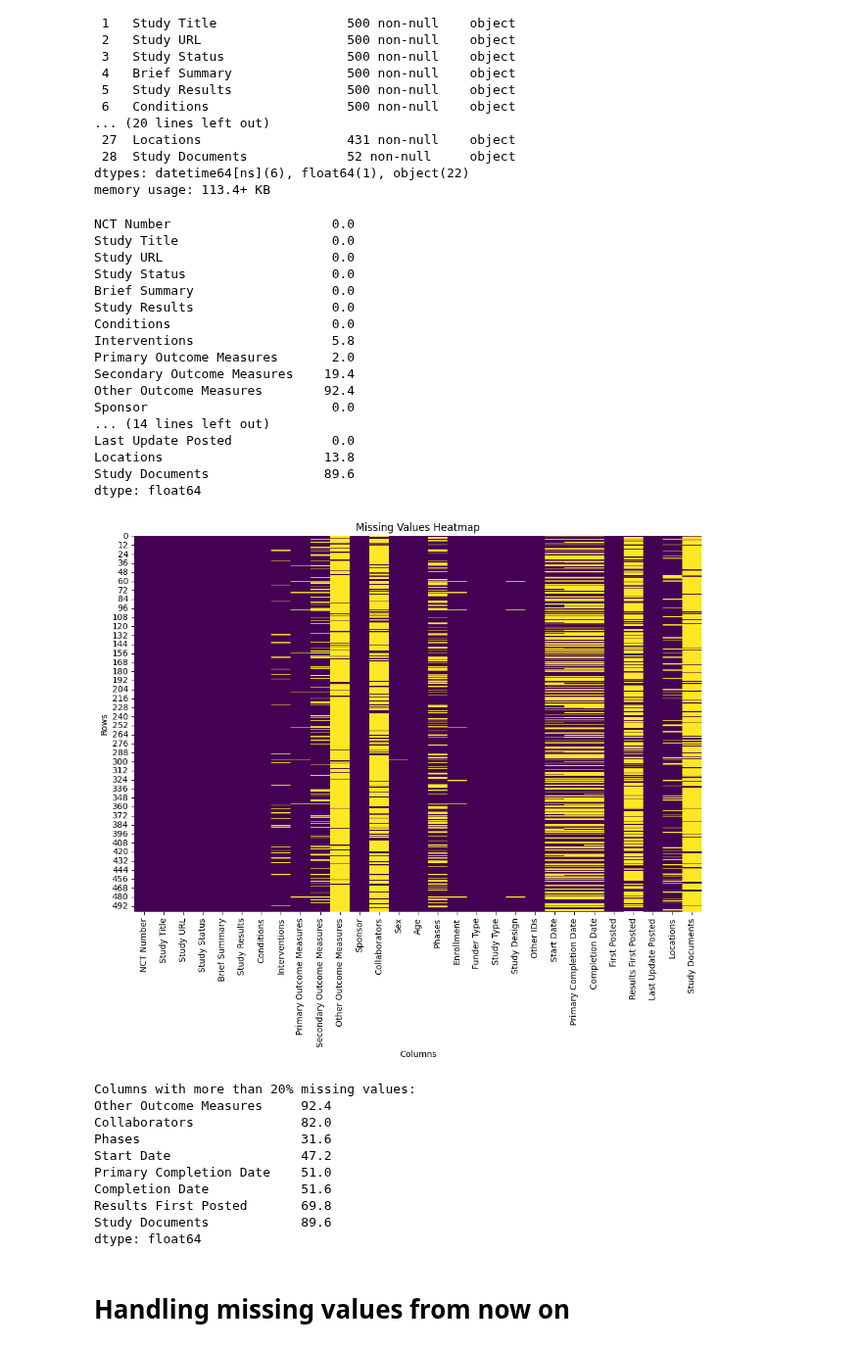
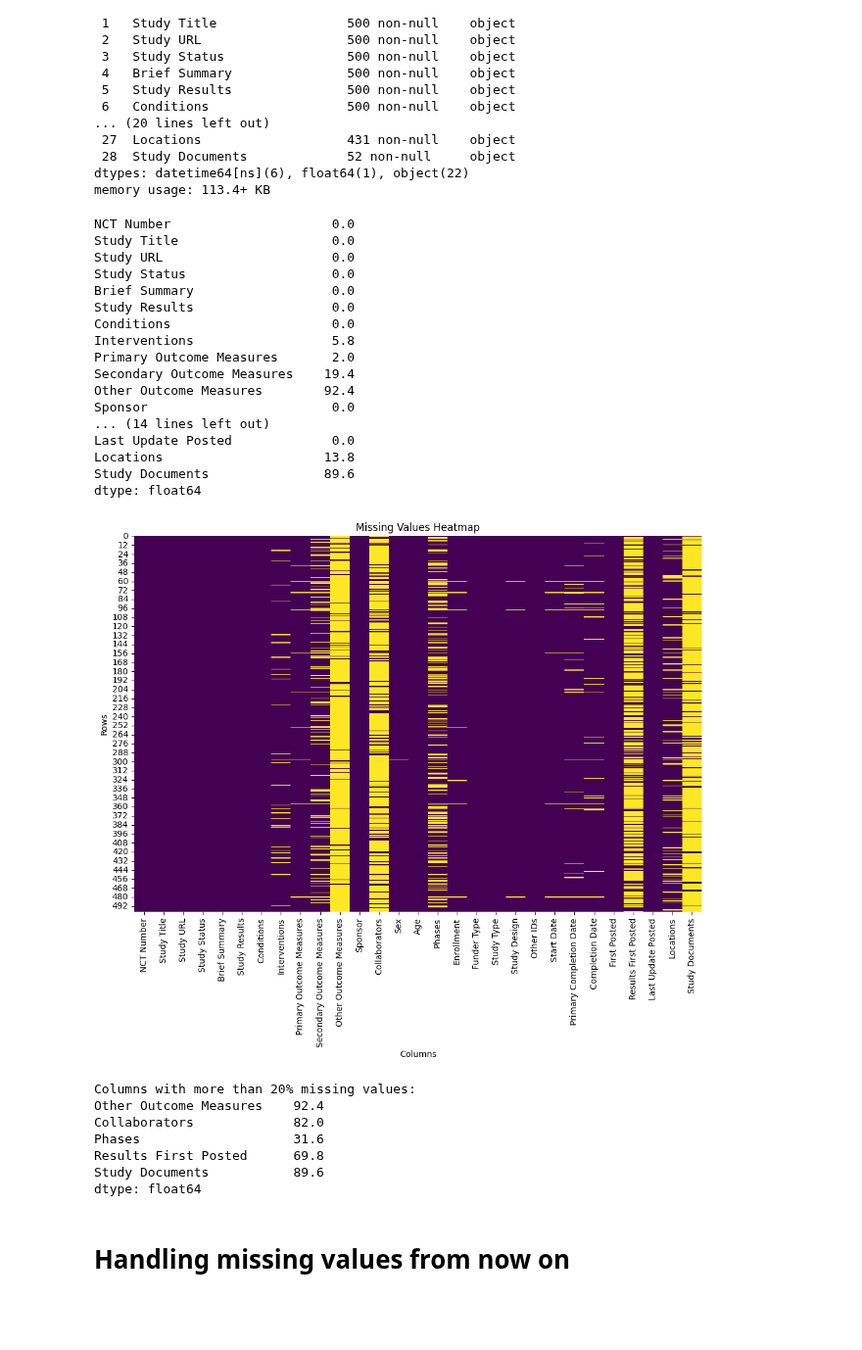
Before and after one commit to pra2107tham/NEST, a Jupyter notebook: v1_ps1.ipynb, the cells around one changed output. Shown at 98% size. Saved outputs shown, nothing was run; the diff lists cells and outputs as text; code cells hidden in the pictures; blank space fills up the shorter version.

Commit message:
Dates formatting in dataset code done

```diff
--- a/v1_ps1.ipynb
+++ b/v1_ps1.ipynb
@@ -132,6 +132,17 @@ usecase1_test_v2.head(1)
 # Fixing the datatype of date columns
 # %%
 from datetime import datetime
+
+# Function to restructure date format
+def restructure_date(date_str):
+    if pd.isna(date_str):
+        return date_str
+    parts = date_str.split('-')
+    if len(parts) == 1:
+        return f"{parts[0]}-01-01"
+    elif len(parts) == 2:
+        return f"{parts[0]}-{parts[1]}-01"
+    return date_str
 
 date_columns = [
     'Start Date',
@@ -141,6 +152,7 @@ date_columns = [
     'Results First Posted',
     'Last Update Posted'
 ]
-usecase1_test_v2[date_columns] = usecase1_test_v2[date_columns].apply(
-    pd.to_datetime, format='%Y-%m-%d', errors='coerce'
-)
+
+for column in date_columns:
+    usecase1_test_v2[column] = usecase1_test_v2[column].apply(restructure_date)
+    usecase1_test_v2[column] = pd.to_datetime(usecase1_test_v2[column], format='%Y-%m-%d', errors='coerce')
@@ -196,12 +215,12 @@ import os
 import matplotlib.pyplot as plt
 
 # Calculate the percentage of missing values in each column
-missing_percentage = usecase1_test.isnull().mean() * 100
+missing_percentage = usecase1_test_v2.isnull().mean() * 100
 print(missing_percentage)
 
 # Create a heatmap to visualize the patterns of missing values
 plt.figure(figsize=(12, 8))
-sns.heatmap(usecase1_test.isnull(), cbar=False, cmap='viridis')
+sns.heatmap(usecase1_test_v2.isnull(), cbar=False, cmap='viridis')
 plt.title('Missing Values Heatmap')
 plt.xlabel('Columns')
 plt.ylabel('Rows')
@@ -209,43 +228,40 @@ plt.ylabel('Rows')
 # Create directory if it doesn't exist
 if not os.path.exists('data cleaning images'):
     os.makedirs('data cleaning images')
 
 # Save the heatmap
 plt.savefig('data cleaning images/missing_values_heatmap.png')
 plt.show()
 
 # Identify columns with high missingness rates
 high_missingness = missing_percentage[missing_percentage > 20]
 print("Columns with more than 20% missing values:")
 print(high_missingness)
 # %% [output]
 NCT Number                     0.0
 Study Title                    0.0
 Study URL                      0.0
 Study Status                   0.0
 Brief Summary                  0.0
 Study Results                  0.0
 Conditions                     0.0
 Interventions                  5.8
 Primary Outcome Measures       2.0
 Secondary Outcome Measures    19.4
 Other Outcome Measures        92.4
 Sponsor                        0.0
 ... (14 lines left out)
 Last Update Posted             0.0
 Locations                     13.8
 Study Documents               89.6
 dtype: float64
-[figure, old version]
+[figure, new version]
 Columns with more than 20% missing values:
-Other Outcome Measures     92.4
-Collaborators              82.0
-Phases                     31.6
-Start Date                 47.2
-Primary Completion Date    51.0
-Completion Date            51.6
-Results First Posted       69.8
-Study Documents            89.6
+Other Outcome Measures    92.4
+Collaborators             82.0
+Phases                    31.6
+Results First Posted      69.8
+Study Documents           89.6
 dtype: float64
 # %% [markdown]
 # Handling missing values from now on
```
Also changed, not shown: parts of 3 cells of this notebook, 1 other file.
